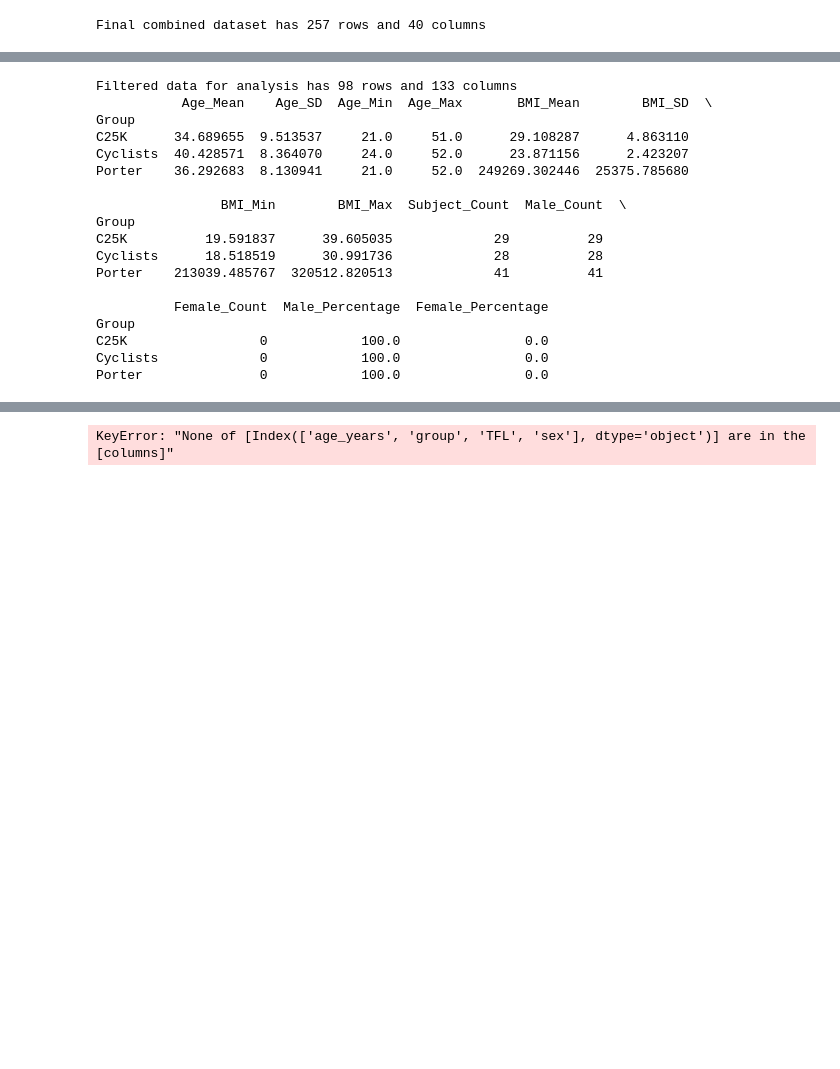
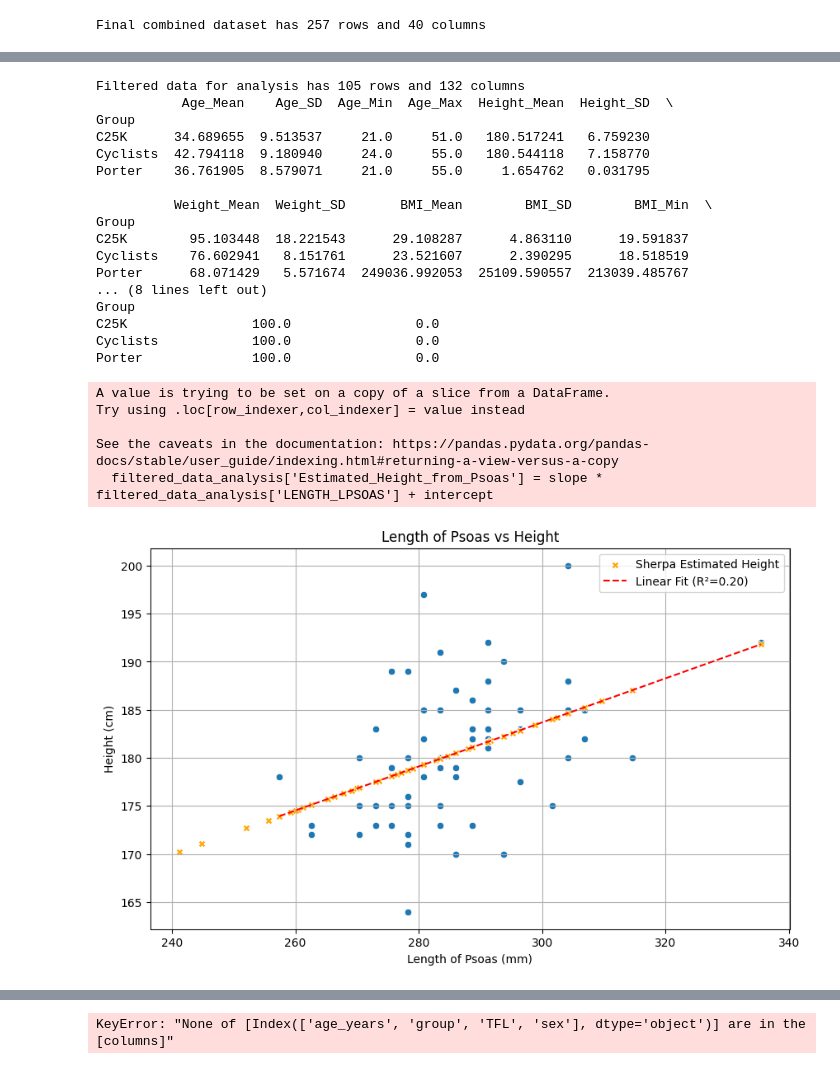
Before and after one commit to mabelzunce/lower-body-muscle-qMRI-pipeline, a Jupyter notebook: src/analysis/statistical_analysis/analyse_ff_and_volume_nepal.ipynb, the cells around one changed output, grey strips where cells are left out. Drawn from its saved outputs; the diff is of its cells as text; code cells hidden in the pictures; blank space fills up the shorter version.

```diff
--- a/src/analysis/statistical_analysis/analyse_ff_and_volume_nepal.ipynb
+++ b/src/analysis/statistical_analysis/analyse_ff_and_volume_nepal.ipynb
@@ -287,7 +263,7 @@ Porter               1        97.674419           2.325581
 filtered_data_analysis = filtered_data[(filtered_data['Group'].isin([ 'Porter','C25K', 'Cyclists'])) &
                                (filtered_data['Sex'] == 'Male') &
                                (filtered_data['Age'] >= 18) &
-                               (filtered_data['Age'] <= 52)]
+                               (filtered_data['Age'] <= 55)]
 # --- IGNORE ---
 print(f"Filtered data for analysis has {len(filtered_data_analysis)} rows and {len(filtered_data_analysis.columns)} columns")
 # --- IGNORE ---
@@ -301,6 +277,10 @@ group_stats_filtered = filtered_data_analysis.groupby('Group').agg(
     Age_SD=('Age', 'std'),
     Age_Min=('Age', 'min'),
     Age_Max=('Age', 'max'),
+    Height_Mean=('Height', 'mean'),
+    Height_SD=('Height', 'std'),
+    Weight_Mean=('Weight', 'mean'),
+    Weight_SD=('Weight', 'std'),
     BMI_Mean=('BMI', 'mean'),
     BMI_SD=('BMI', 'std'),
     BMI_Min=('BMI', 'min'),
@@ -314,23 +294,51 @@ group_stats_filtered = filtered_data_analysis.groupby('Group').agg(
 # Print the computed statistics
 print(group_stats_filtered)
 # %% [output]
-Filtered data for analysis has 98 rows and 133 columns
-           Age_Mean    Age_SD  Age_Min  Age_Max       BMI_Mean        BMI_SD  \
+Filtered data for analysis has 105 rows and 132 columns
+           Age_Mean    Age_SD  Age_Min  Age_Max  Height_Mean  Height_SD  \
 Group
-C25K      34.689655  9.513537     21.0     51.0      29.108287      4.863110
-Cyclists  40.428571  8.364070     24.0     52.0      23.871156      2.423207
-Porter    36.292683  8.130941     21.0     52.0  249269.302446  25375.785680
+C25K      34.689655  9.513537     21.0     51.0   180.517241   6.759230
+Cyclists  42.794118  9.180940     24.0     55.0   180.544118   7.158770
+Porter    36.761905  8.579071     21.0     55.0     1.654762   0.031795
 
-                BMI_Min        BMI_Max  Subject_Count  Male_Count  \
+          Weight_Mean  Weight_SD       BMI_Mean        BMI_SD        BMI_Min  \
 Group
-C25K          19.591837      39.605035             29          29
-Cyclists      18.518519      30.991736             28          28
-Porter    213039.485767  320512.820513             41          41
-
-          Female_Count  Male_Percentage  Female_Percentage
+C25K        95.103448  18.221543      29.108287      4.863110      19.591837
+Cyclists    76.602941   8.151761      23.521607      2.390295      18.518519
+Porter      68.071429   5.571674  249036.992053  25109.590557  213039.485767
+... (8 lines left out)
 Group
-C25K                 0            100.0                0.0
-Cyclists             0            100.0                0.0
-Porter               0            100.0                0.0
+C25K                100.0                0.0
+Cyclists            100.0                0.0
+Porter              100.0                0.0
+# %%
+# Plot length of psoas vs height
+# And fit a linear regression line
+# Only for cto5k subjects (to avoid bias from sherpas)
+cto5k_pd = filtered_data_analysis[filtered_data_analysis['Source'] == 'CTO5K'].copy()
+slope, intercept, r_value, p_value, std_err = stats.linregress(cto5k_pd['LENGTH_LPSOAS'], cto5k_pd['Height'])
+x_vals = np.linspace(cto5k_pd['LENGTH_LPSOAS'].min(), cto5k_pd['LENGTH_LPSOAS'].max(), 100)
+y_vals = slope * x_vals + intercept
+#filtered_data = filtered_data[filtered_data['LENGTH_LPSOAS'] >= 200]
+# Estimate Sherpa heights from their psoas length using the fitted regression model
+filtered_data_analysis['Estimated_Height_from_Psoas'] = slope * filtered_data_analysis['LENGTH_LPSOAS'] + intercept
+
+plt.figure(figsize=(10, 6))
+sns.scatterplot(data=cto5k_pd, x='LENGTH_LPSOAS', y='Height')
+sns.scatterplot(x=filtered_data_analysis['LENGTH_LPSOAS'], y=filtered_data_analysis['Estimated_Height_from_Psoas'], marker='X', color='orange', label='Sherpa Estimated Height')
+plt.title('Length of Psoas vs Height')
+plt.xlabel('Length of Psoas (mm)')
+plt.ylabel('Height (cm)')
+plt.plot(x_vals, y_vals, color='red', linestyle='--', label=f'Linear Fit (R²={r_value**2:.2f})')
+plt.legend()
+plt.grid()
+plt.show()
+# %% [output]
+A value is trying to be set on a copy of a slice from a DataFrame.
+Try using .loc[row_indexer,col_indexer] = value instead
+
+See the caveats in the documentation: https://pandas.pydata.org/pandas-docs/stable/user_guide/indexing.html#returning-a-view-versus-a-copy
+  filtered_data_analysis['Estimated_Height_from_Psoas'] = slope * filtered_data_analysis['LENGTH_LPSOAS'] + intercept
+[figure, added]
 # %%
 # Plot box plots for volume:
```
Also changed, not shown: parts of 12 cells of this notebook.
